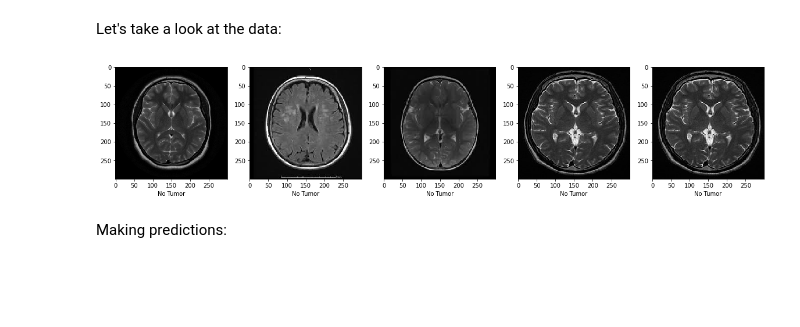
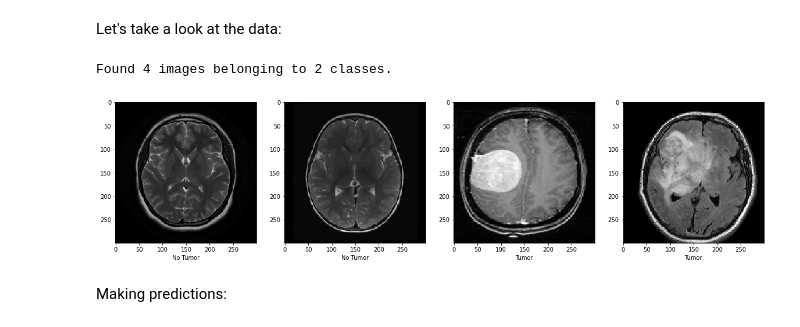
Before and after one commit to Felix-Blom/Brain-Tumor-Detection-Group-Project-DLIP, a Jupyter notebook: Brain Tumor Detection Notebook.ipynb, the cells around one changed output. Saved outputs shown, nothing was run; the diff lists cells and outputs as text; code cells hidden in the pictures; blank space fills up the shorter version.

```diff
--- a/Brain Tumor Detection Notebook.ipynb
+++ b/Brain Tumor Detection Notebook.ipynb
@@ -100,9 +125,10 @@ Showing some of the augmented images:
 # %%
-fig, axs = plt.subplots(1,5, figsize=(20, 10), facecolor='w', edgecolor='k')
-for i in range(5):
-    img, label = train_generator.next()
-    axs[i].imshow(img[0], cmap="Greys", interpolation='nearest')
-    axs[i].set_xlabel(get_key(label[0]))
+
+fig, axs = plt.subplots(1,4, figsize=(20, 10), facecolor='w', edgecolor='k')
+for i in range(4):
+    img, label = train_generator_show.next()
+    axs[i].imshow(img[i], cmap="Greys", interpolation='nearest')
+    axs[i].set_xlabel(get_key(label[i]))
 
 plt.show()
 # %% [output]
@@ -112,9 +138,9 @@ Showing some unaugmented pictures:
 # %%
-fig, axs = plt.subplots(1,5, figsize=(20, 10), facecolor='w', edgecolor='k')
-for i in range(5):
-    img, label = test_generator.next()
-    axs[i].imshow(img[0], cmap="Greys", interpolation='nearest')
-    axs[i].set_xlabel(get_key(label[0]))
+fig, axs = plt.subplots(1,4, figsize=(20, 10), facecolor='w', edgecolor='k')
+for i in range(4):
+    img, label = test_generator_show.next()
+    axs[i].imshow(img[i], cmap="Greys", interpolation='nearest')
+    axs[i].set_xlabel(categories[i])
 
 plt.show()
 # %% [output]
@@ -264,21 +289,33 @@ binary_generator = binary_datagen.flow_from_directory(
 Found 253 images belonging to 2 classes.
 # %% [markdown]
 Let's take a look at the data:
+# %%
+binary_dir_show = "./data/Showing/Binary/"
+
+binary_generator_show = binary_datagen.flow_from_directory(
+        binary_dir_show,
+        color_mode='rgb',
+        target_size=(IMG_SIZE, IMG_SIZE),
+        batch_size=batch_size,
+        class_mode='sparse',
+        shuffle=False)
+# %% [output]
+Found 4 images belonging to 2 classes.
 # %%
-fig, axs = plt.subplots(1,5, figsize=(20, 10), facecolor='w', edgecolor='k')
-for i in range(5):
-    img, label = binary_generator.next()
-    axs[i].imshow(img[0], cmap="Greys", interpolation='nearest')
-    if label[0] == 1:
+fig, axs = plt.subplots(1,4, figsize=(20, 10), facecolor='w', edgecolor='k')
+for i in range(4):
+    img, label = binary_generator_show.next()
+    axs[i].imshow(img[i], cmap="Greys", interpolation='nearest')
+    if i > 1:
         axs[i].set_xlabel("Tumor")
     else:
         axs[i].set_xlabel("No Tumor")
 
 
 
 plt.show()
 # %% [output]
-[figure, old version]
+[figure, new version]
 # %% [markdown]
 Making predictions:
 # %%
```
Also changed, not shown: parts of 16 cells of this notebook.
